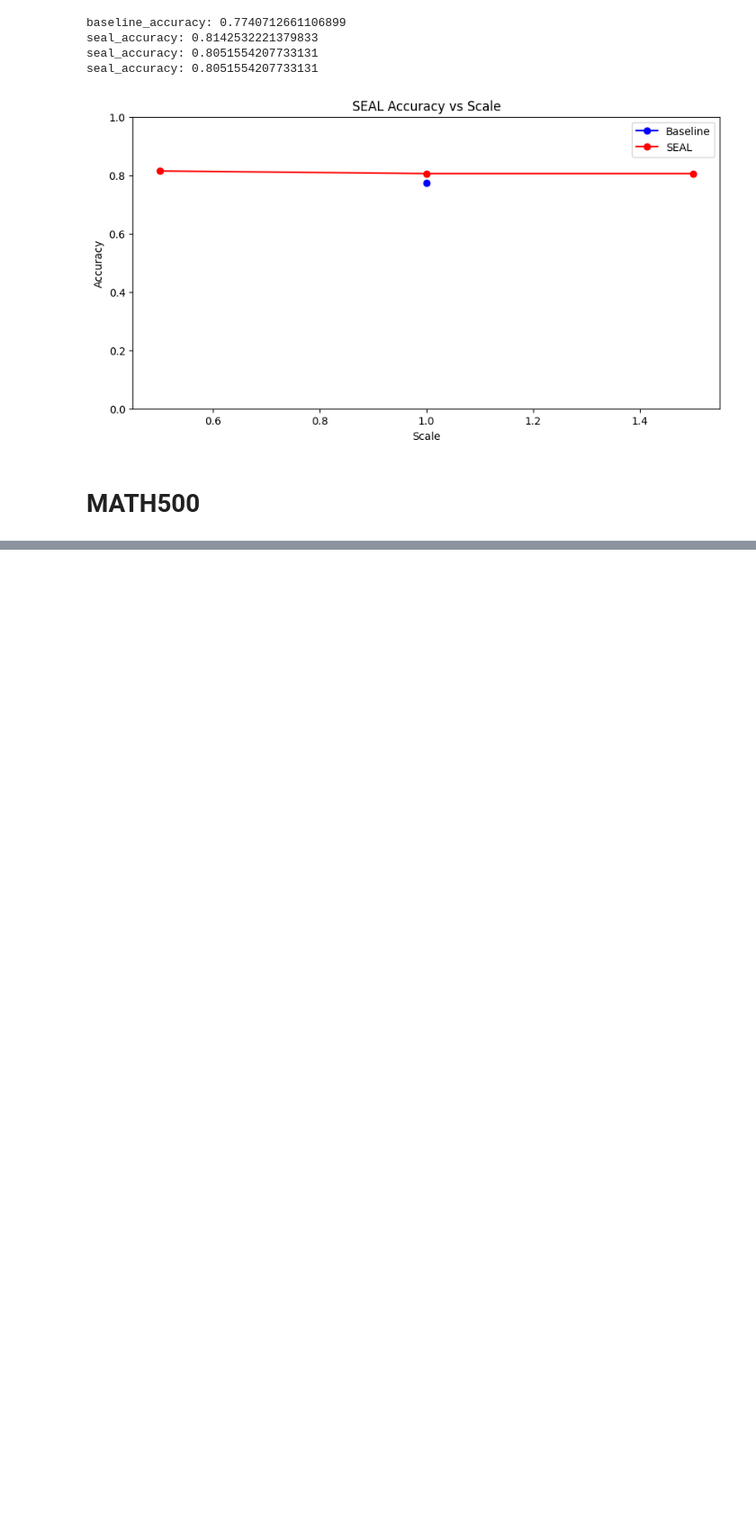
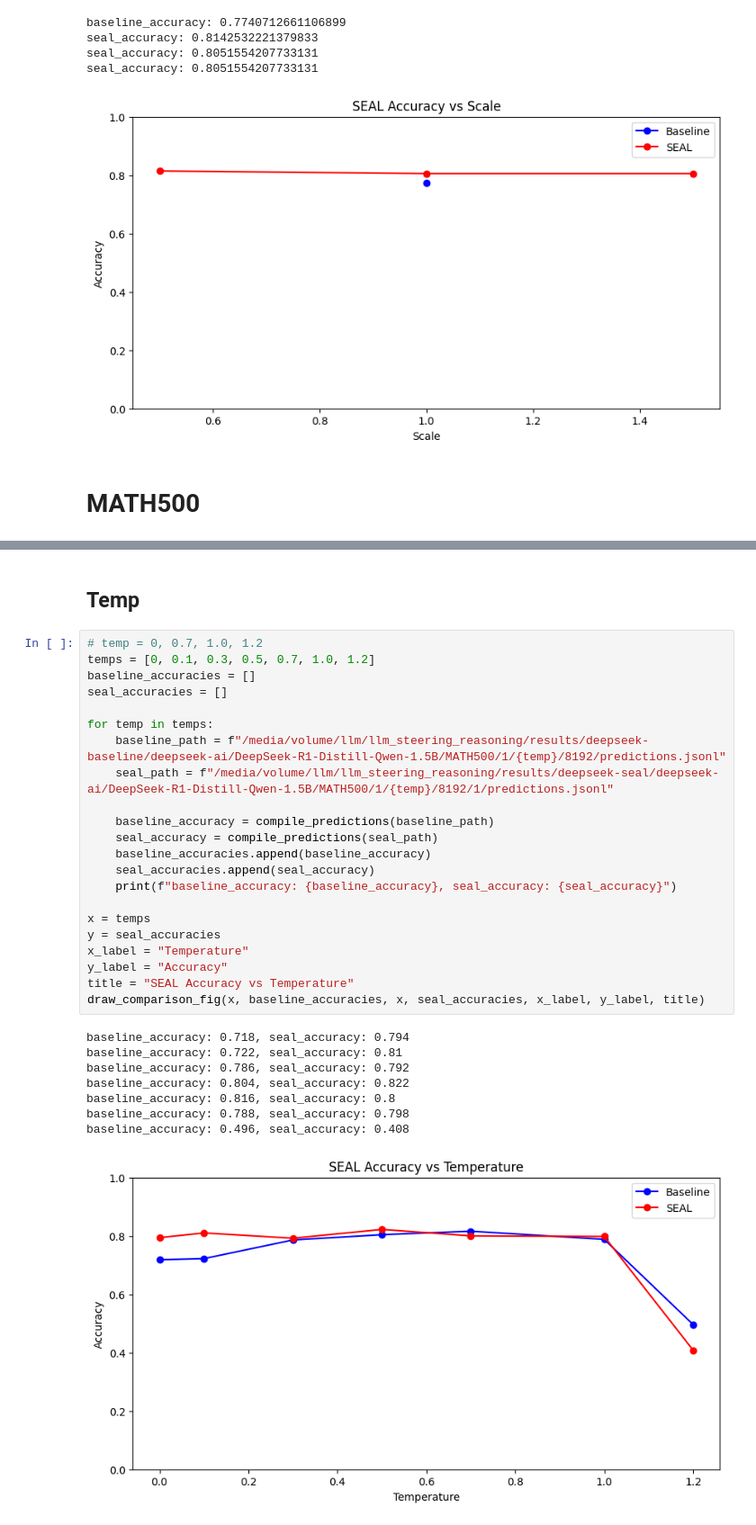
Before and after one commit to BartSu/llm_steering_reasoning, a Jupyter notebook: analysis/analyze.ipynb, the cells around one changed output, grey strips where cells are left out. Shown at 90% size. Drawn from its saved outputs; the diff is of its cells as text; blank space fills up the shorter version.

```diff
--- a/analysis/analyze.ipynb
+++ b/analysis/analyze.ipynb
@@ -253,0 +351,33 @@ seal_accuracy: 0.8051554207733131
+# %% [markdown]
+## Temp
+# %%
+# temp = 0, 0.7, 1.0, 1.2
+temps = [0, 0.1, 0.3, 0.5, 0.7, 1.0, 1.2]
+baseline_accuracies = []
+seal_accuracies = []
+
+for temp in temps:
+    baseline_path = f"/media/volume/llm/llm_steering_reasoning/results/deepseek-baseline/deepseek-ai/DeepSeek-R1-Distill-Qwen-1.5B/MATH500/1/{temp}/8192/predictions.jsonl"
+    seal_path = f"/media/volume/llm/llm_steering_reasoning/results/deepseek-seal/deepseek-ai/DeepSeek-R1-Distill-Qwen-1.5B/MATH500/1/{temp}/8192/1/predictions.jsonl"
+
+    baseline_accuracy = compile_predictions(baseline_path)
+    seal_accuracy = compile_predictions(seal_path)
+    baseline_accuracies.append(baseline_accuracy)
+    seal_accuracies.append(seal_accuracy)
+    print(f"baseline_accuracy: {baseline_accuracy}, seal_accuracy: {seal_accuracy}")
+
+x = temps
+y = seal_accuracies
+x_label = "Temperature"
+y_label = "Accuracy"
+title = "SEAL Accuracy vs Temperature"
+draw_comparison_fig(x, baseline_accuracies, x, seal_accuracies, x_label, y_label, title)
+# %% [output]
+baseline_accuracy: 0.718, seal_accuracy: 0.794
+baseline_accuracy: 0.722, seal_accuracy: 0.81
+baseline_accuracy: 0.786, seal_accuracy: 0.792
+baseline_accuracy: 0.804, seal_accuracy: 0.822
+baseline_accuracy: 0.816, seal_accuracy: 0.8
+baseline_accuracy: 0.788, seal_accuracy: 0.798
+baseline_accuracy: 0.496, seal_accuracy: 0.408
+[figure, added]
```
Also changed, not shown: parts of 10 cells of this notebook, 9 other files.
